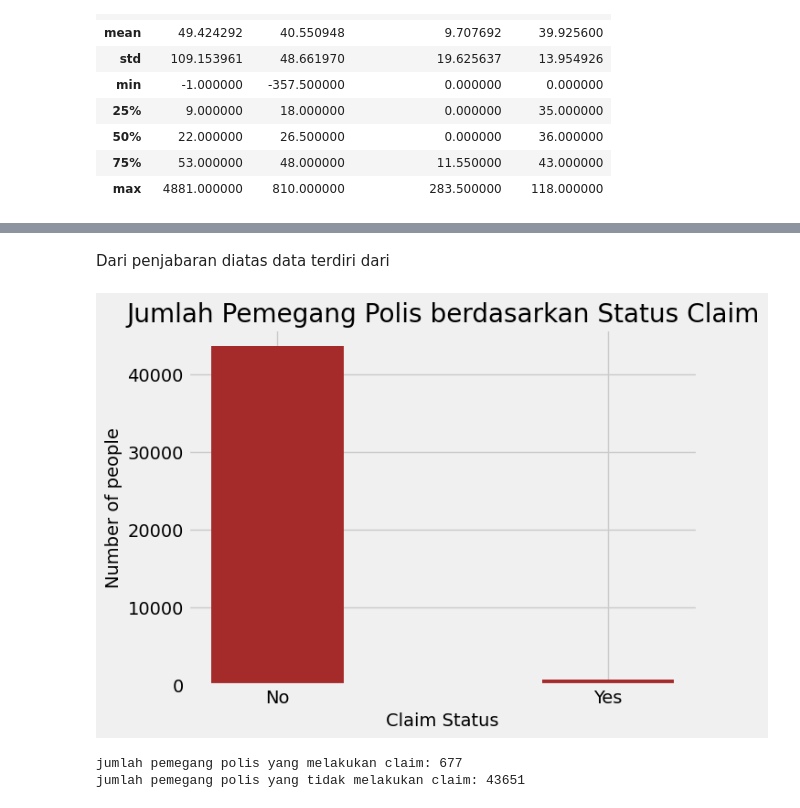
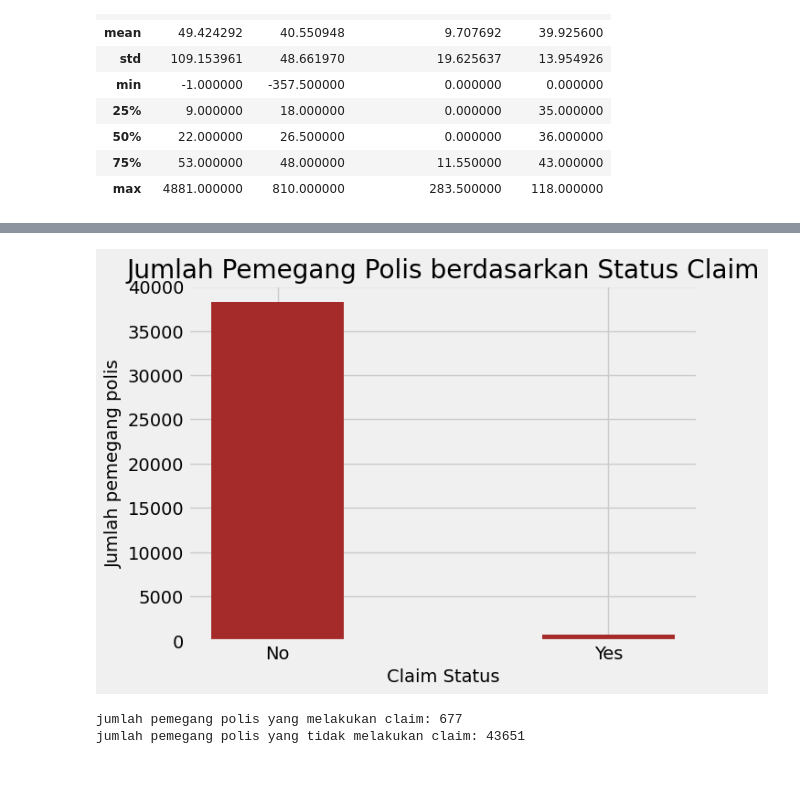
Before and after one commit to Mamul-11/Capstone3-JCDSOL-09, a Jupyter notebook: Capstone3-Travel Insurance.ipynb, the cells around one changed output, grey strips where cells are left out. Saved outputs shown, nothing was run; the diff lists cells and outputs as text; code cells hidden in the pictures; blank space fills up the shorter version.

```diff
--- a/Capstone3-Travel Insurance.ipynb
+++ b/Capstone3-Travel Insurance.ipynb
@@ -223,19 +267,17 @@ dfClaim.describe(include='object')
 | unique | 16 | 2 | 2 | 26 | 2 | 138 | 2 |
 | top | EPX | Travel Agency | Online | Cancellation Plan | M | SINGAPORE | No |
 | freq | 24656 | 32113 | 43572 | 12979 | 6504 | 9267 | 43651 |
-# %% [markdown]
-Dari penjabaran diatas data terdiri dari
 # %%
 # Visualisasi Claim Status
 claim = dfClaim.groupby(by=['Claim']).size().reset_index(name='counts')
 
 plt.bar(claim['Claim'], claim['counts'], color ='brown', width = 0.4)
 plt.xlabel('Claim Status')
-plt.ylabel('Number of people')
+plt.ylabel('Jumlah pemegang polis')
 plt.title('Jumlah Pemegang Polis berdasarkan Status Claim')
 plt.show()
 # %% [output]
-[figure, old version]
+[figure, new version]
 # %%
 # Check Data Balance / Imbalance
 yes = dfClaim[dfClaim['Claim'] == 'Yes'].count()[1]
```
Also changed, not shown: parts of 11 cells of this notebook, 3 other files.
